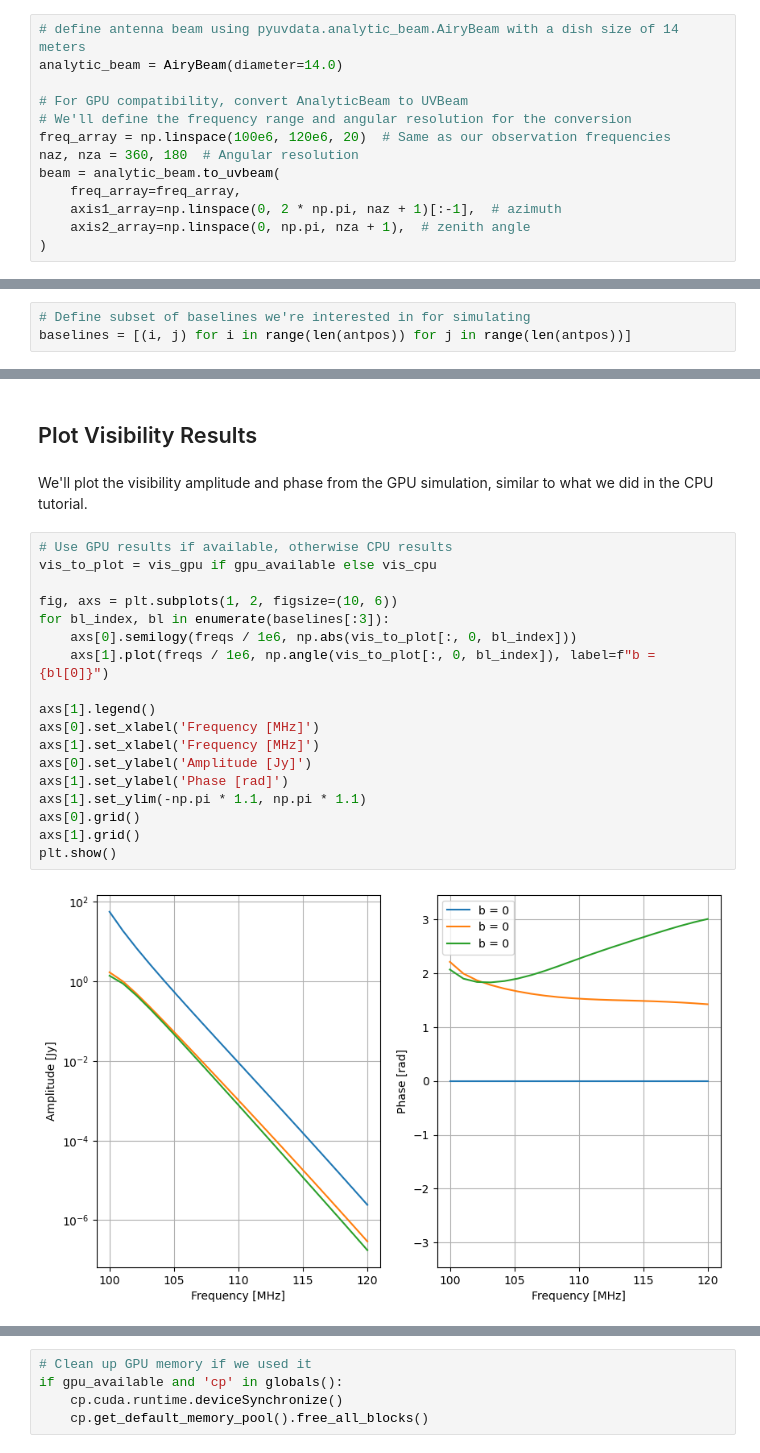
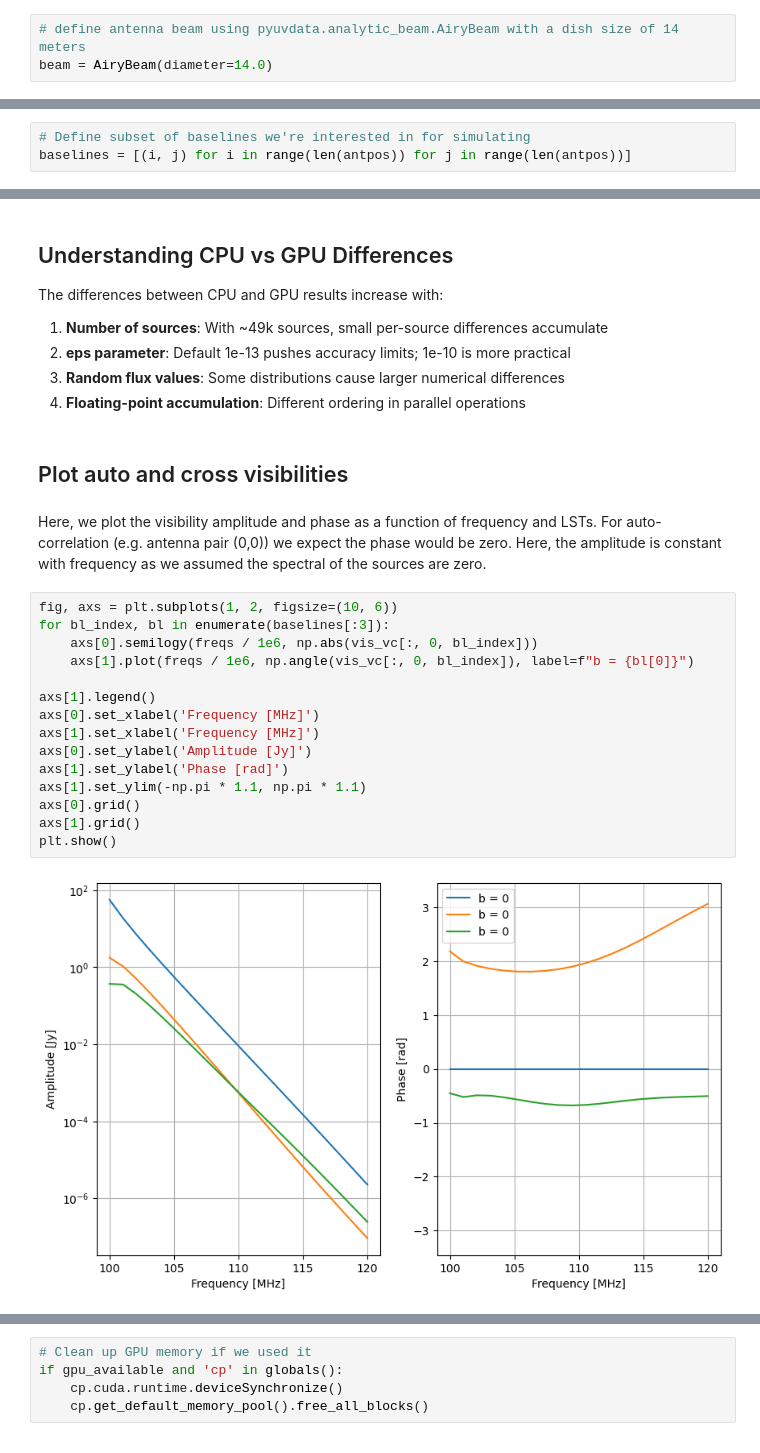
Before and after one commit to tyler-a-cox/fftvis, a Jupyter notebook: docs/tutorials/fftvis_gpu_tutorial.ipynb, the cells around one changed output, grey strips where cells are left out. Cells and saved outputs as stored; diff of their text form.

```diff
--- a/docs/tutorials/fftvis_gpu_tutorial.ipynb
+++ b/docs/tutorials/fftvis_gpu_tutorial.ipynb
@@ -76,16 +69,6 @@ Next, we define the beam to be used by all antennas in the array. Unlike `matvis
 # %%
 # define antenna beam using pyuvdata.analytic_beam.AiryBeam with a dish size of 14 meters
-analytic_beam = AiryBeam(diameter=14.0)
-
-# For GPU compatibility, convert AnalyticBeam to UVBeam
-# We'll define the frequency range and angular resolution for the conversion
-freq_array = np.linspace(100e6, 120e6, 20)  # Same as our observation frequencies
-naz, nza = 360, 180  # Angular resolution
-beam = analytic_beam.to_uvbeam(
-    freq_array=freq_array,
-    axis1_array=np.linspace(0, 2 * np.pi, naz + 1)[:-1],  # azimuth
-    axis2_array=np.linspace(0, np.pi, nza + 1),  # zenith angle
-)
+beam = AiryBeam(diameter=14.0)
 # %% [markdown]
 We also required to provide `fftvis` with the observational configuration including a frequency array, a time array, and a telescope location. The frequency array specifies the observation frequencies in units of Hz. The time array defines the observation times using an `astropy.time.Time` object, with times specified in Julian Dates and configured with the appropriate format and scale. The telescope location specifies the geographic position of the array and can be defined either using `astropy.coordinates.EarthLocation` with a known site name or through `pyuvdata.telescopes.Telescope` by selecting a predefined telescope location supported within `pyuvdata`.
 # %%
@@ -707,24 +316,30 @@ Speedup Summary:
+# %% [markdown]
+## Understanding CPU vs GPU Differences
+
+The differences between CPU and GPU results increase with:
+
+1. **Number of sources**: With ~49k sources, small per-source differences accumulate
+2. **eps parameter**: Default 1e-13 pushes accuracy limits; 1e-10 is more practical
+3. **Random flux values**: Some distributions cause larger numerical differences
+4. **Floating-point accumulation**: Different ordering in parallel operations
 # %% [markdown]
-## Plot Visibility Results
+## Plot auto and cross visibilities
 # %% [markdown]
-We'll plot the visibility amplitude and phase from the GPU simulation, similar to what we did in the CPU tutorial.
+Here, we plot the visibility amplitude and phase as a function of frequency and LSTs. For auto-correlation (e.g. antenna pair (0,0)) we expect the phase would be zero. Here, the amplitude is constant with frequency as we assumed the spectral of the sources are zero.
 # %%
-# Use GPU results if available, otherwise CPU results
-vis_to_plot = vis_gpu if gpu_available else vis_cpu
-
 fig, axs = plt.subplots(1, 2, figsize=(10, 6))
 for bl_index, bl in enumerate(baselines[:3]):
-    axs[0].semilogy(freqs / 1e6, np.abs(vis_to_plot[:, 0, bl_index]))
-    axs[1].plot(freqs / 1e6, np.angle(vis_to_plot[:, 0, bl_index]), label=f"b = {bl[0]}")
+    axs[0].semilogy(freqs / 1e6, np.abs(vis_vc[:, 0, bl_index]))
+    axs[1].plot(freqs / 1e6, np.angle(vis_vc[:, 0, bl_index]), label=f"b = {bl[0]}")
 
 axs[1].legend()
 axs[0].set_xlabel('Frequency [MHz]')
 axs[1].set_xlabel('Frequency [MHz]')
 axs[0].set_ylabel('Amplitude [Jy]')
 axs[1].set_ylabel('Phase [rad]')
 axs[1].set_ylim(-np.pi * 1.1, np.pi * 1.1)
 axs[0].grid()
 axs[1].grid()
 plt.show()
 # %% [output]
-[figure, old version]
+[figure, new version]
```
Also changed, not shown: parts of 24 cells of this notebook, 4 other files.
